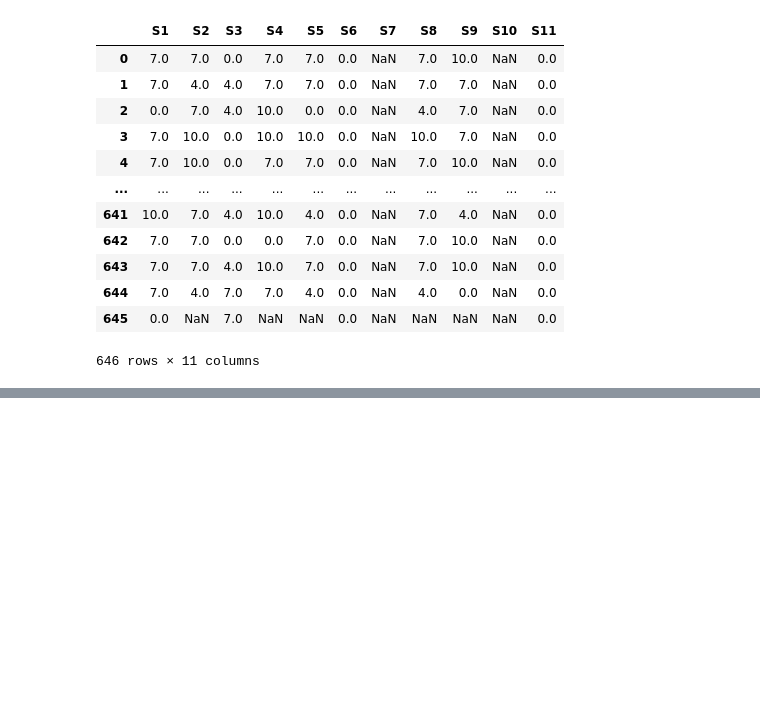
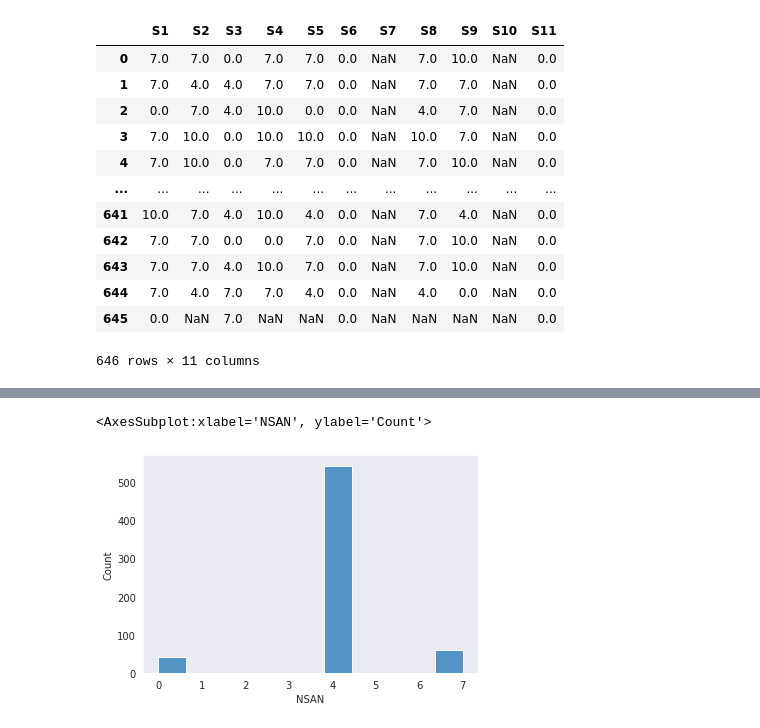
Before and after one commit to ricardormotta/food_and_nutrition_security_analysis, a Jupyter notebook: Untitled.ipynb, the cells around one changed output, grey strips where cells are left out. Saved outputs shown, nothing was run; the diff lists cells and outputs as text; code cells hidden in the pictures; blank space fills up the shorter version.

```diff
--- a/Untitled.ipynb
+++ b/Untitled.ipynb
@@ -540,2 +495,12 @@ for k,v in dimensoes.items():
+# %%
+san = {'NSAN': ['DIM1', 'DIM2', 'DIM3', 'DIM4', 'DIM5', 'DIM6', 'DIM7']}
 # %%
-df[dimensoes.keys()]
+notas = [0, 2.5, 5, 7.5, 10]
+notas_san = [0, 4, 7, 10]
+for k,v in san.items():
+    df.loc[:,k] = df[v].mean(axis=1)
+    for i in range(len(notas)-1):
+        df.loc[
+            (df[k]>=notas[i]) & (df[k]<notas[i+1]),
+            'Criterio_SAN'
+        ] = notas_san[i]
@@ -555,0 +551,5 @@ df[dimensoes.keys()]
+# %%
+sns.histplot(df['NSAN'])
+# %% [output]
+<AxesSubplot:xlabel='NSAN', ylabel='Count'>
+[figure, added]
```
Also changed, not shown: parts of 28 cells of this notebook.
